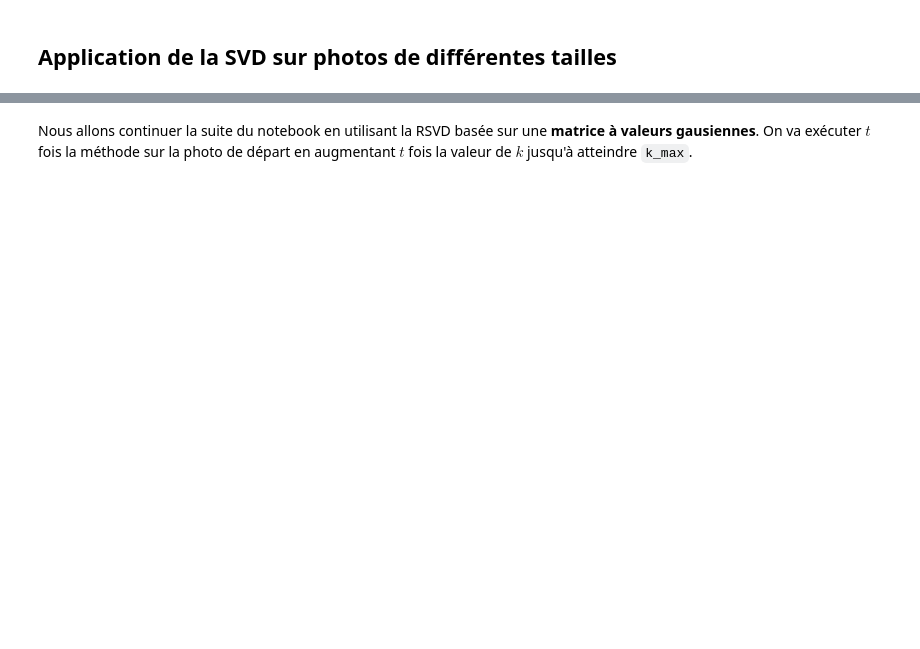
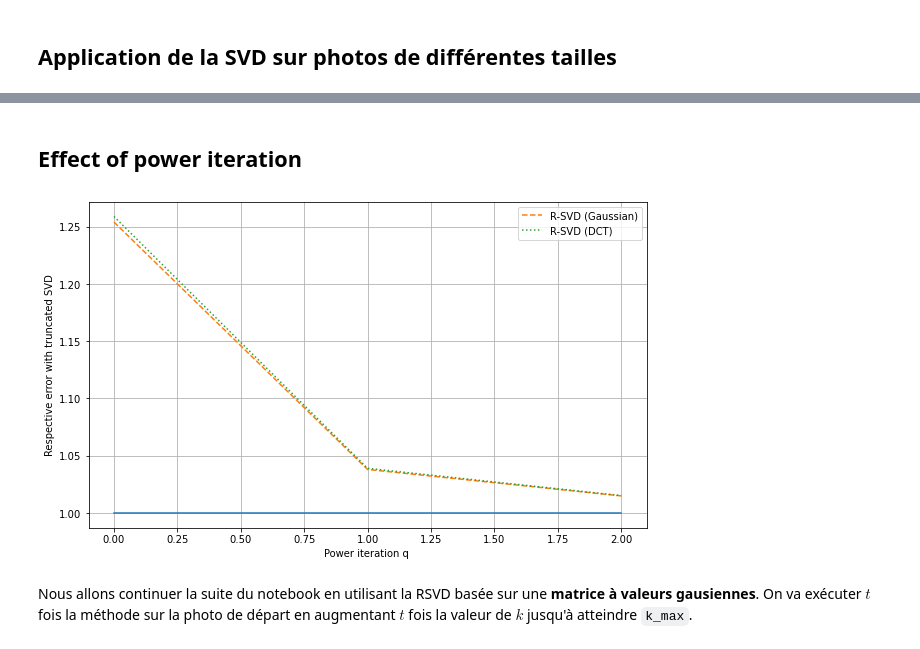
Before and after one commit to Aympab/randomized-svd, a Jupyter notebook: main.ipynb, the cells around one changed output, grey strips where cells are left out. Cells and saved outputs as stored; diff of their text form; code cells hidden in the pictures; blank space fills up the shorter version.

Commit message:
Ajout effet de power iteration

```diff
--- a/main.ipynb
+++ b/main.ipynb
@@ -202,3 +202,11 @@ fixed_rank_errors_photos(paths, k=100)
+# %% [markdown]
+## Effect of power iteration
+# %%
+path = './resources/medium_6946x3906.jpg'
+
+fixed_rank_error_power_iteration(path, k=100)
+# %% [output]
+[figure, added]
 # %% [markdown]
 Nous allons continuer la suite du notebook en utilisant la RSVD basée sur une **matrice à valeurs gausiennes**.
 On va exécuter $t$ fois la méthode sur la photo de départ en augmentant $t$ fois la valeur de $k$ jusqu'à atteindre `k_max`.
```
Also changed, not shown: parts of 7 cells of this notebook, 2 other files.
